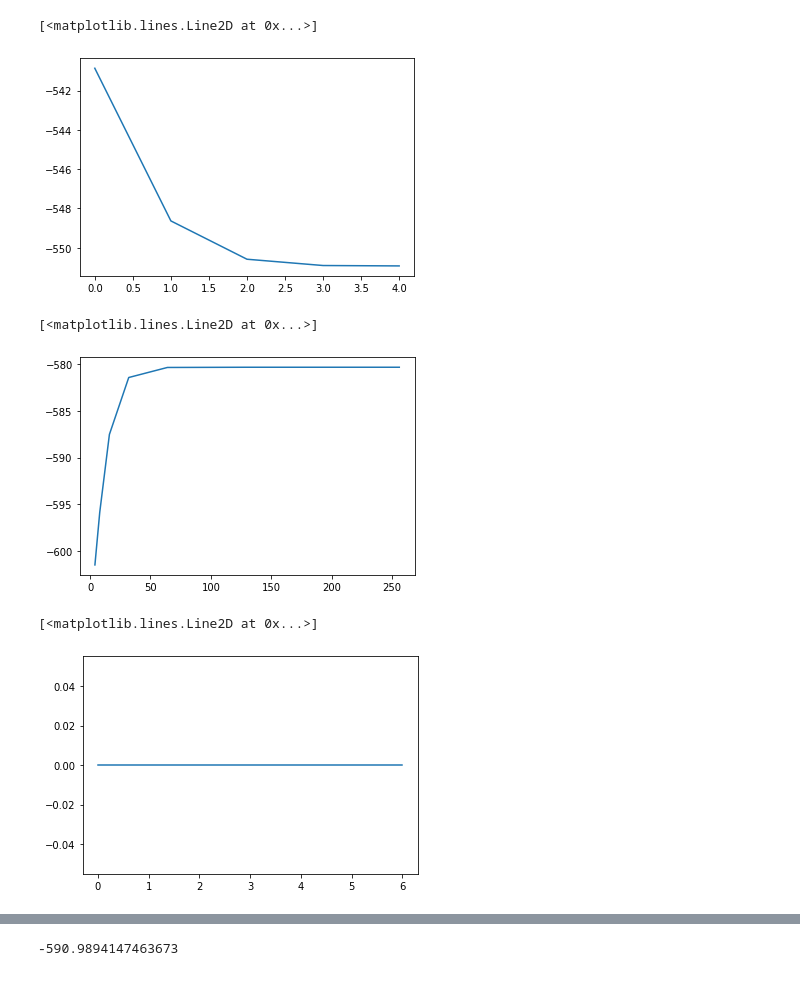
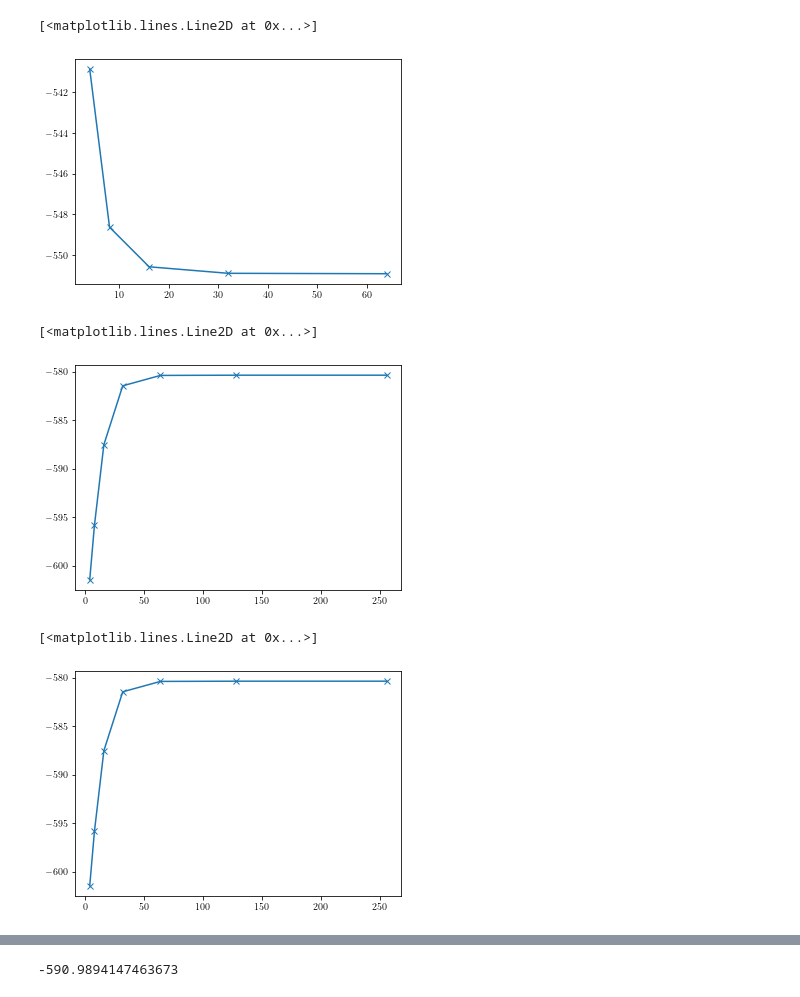
Before and after one commit to Progklui/rotor_lattice_models, a Jupyter notebook: numerics_verification.ipynb, the cells around one changed output, grey strips where cells are left out. Saved outputs shown, nothing was run; the diff lists cells and outputs as text; code cells hidden in the pictures.

```diff
--- a/numerics_verification.ipynb
+++ b/numerics_verification.ipynb
@@ -104,36 +104,36 @@ h5_io_object = h_in.io_hdf5()
 
 check_sys = 'tx_'+str(params["tx"])+'_ty_'+str(params["ty"])+'_V0_'+str(params["V_0"])
 # %%
-Mx_list = 2**(np.arange(2,7))
-My_list = 2**(np.arange(2,7))
+Mx_list_fo = 2**(np.arange(2,7))
+My_list_fo = 2**(np.arange(2,7))
 
 folder = 'results/numerics_verification/fo/'
 
-E_size_fo_arr = get_E_arr(Mx_list, My_list, folder, check_sys)
-plt.plot(E_size_fo_arr.real)
+E_size_fo_arr = get_E_arr(Mx_list_fo, My_list_fo, folder, check_sys)
+plt.plot(Mx_list_fo, E_size_fo_arr.real, marker='x')
 # %% [output]
 [<matplotlib.lines.Line2D at 0x...>]
-[figure, old version]
+[figure, new version]
 # %%
-My_list = 2**(np.arange(2,9))
-Mx_list = 4*np.ones(len(My_list), dtype=int)
+My_list_fdv = 2**(np.arange(2,9))
+Mx_list_fdv = 4*np.ones(len(My_list_fdv), dtype=int)
 
 folder = 'results/numerics_verification/fdv/'
 
-E_size_fdv_arr = get_E_arr(Mx_list, My_list, folder, check_sys)
-plt.plot(My_list, E_size_fdv_arr.real)
+E_size_fdv_arr = get_E_arr(Mx_list_fdv, My_list_fdv, folder, check_sys)
+plt.plot(My_list_fdv, E_size_fdv_arr.real, marker='x')
 # %% [output]
 [<matplotlib.lines.Line2D at 0x...>]
-[figure, old version]
+[figure, new version]
 # %%
-Mx_list = 2**(np.arange(2,9))
-My_list = np.ones(len(Mx_list), dtype=int)
+Mx_list_fdh = 2**(np.arange(2,9))
+My_list_fdh = 4*np.ones(len(Mx_list_fdh), dtype=int)
 
 folder = 'results/numerics_verification/fdh/'
 
-E_size_fdh_arr = get_E_arr(Mx_list, My_list, folder, check_sys)
-plt.plot(E_size_fdh_arr.real)
+E_size_fdh_arr = get_E_arr(Mx_list_fdh, My_list_fdh, folder, check_sys)
+plt.plot(Mx_list_fdh, E_size_fdh_arr.real, marker='x')
 # %% [output]
 [<matplotlib.lines.Line2D at 0x...>]
-[figure, old version]
+[figure, new version]
 # %%
```
Also changed, not shown: parts of 6 cells of this notebook, 2 other files.
